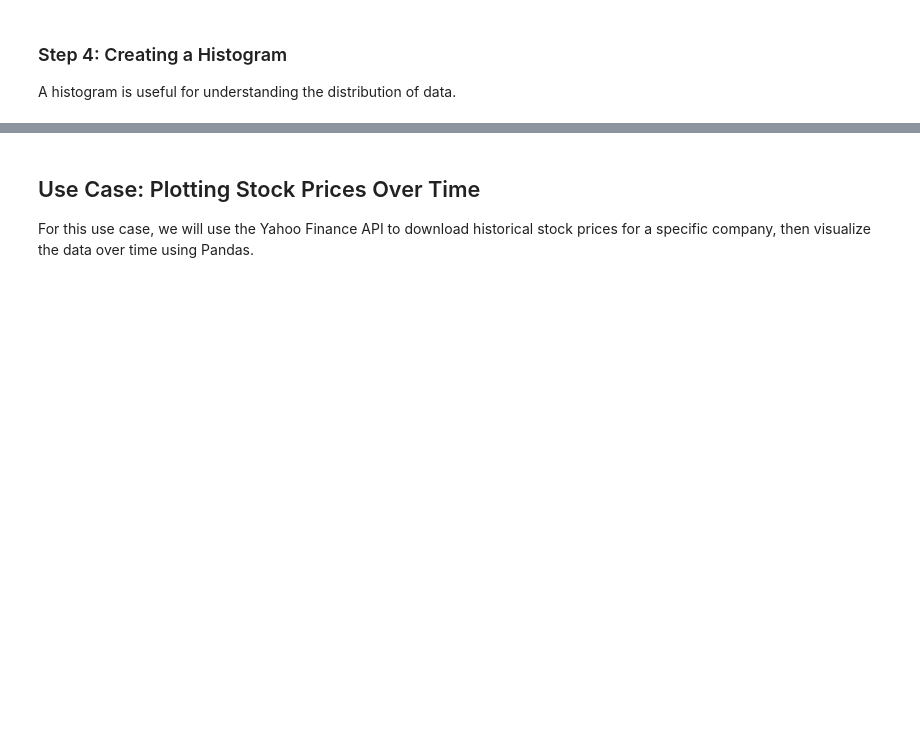
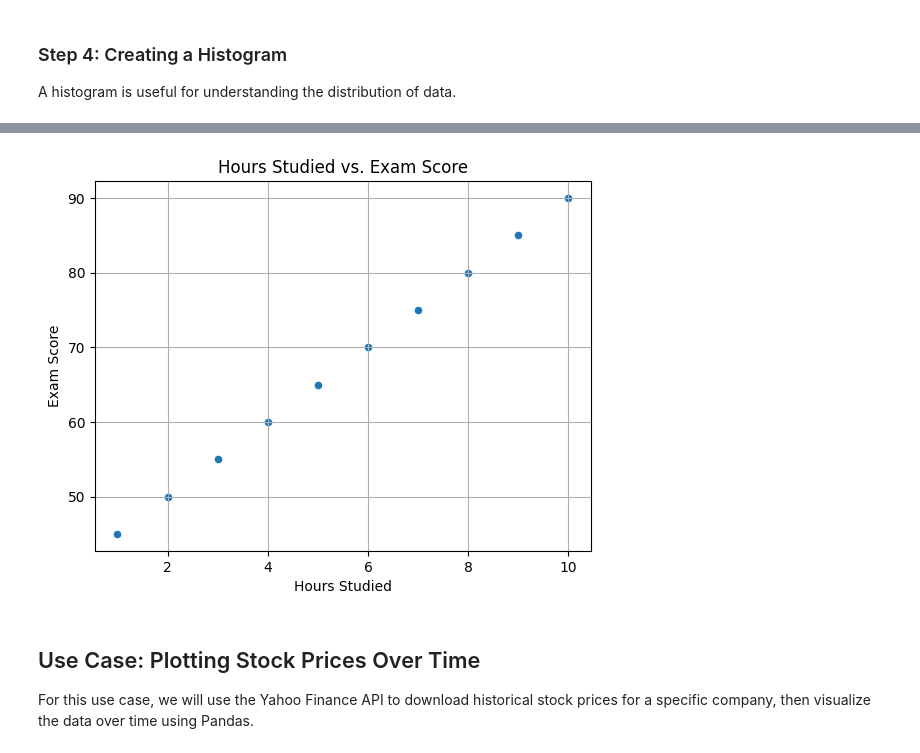
Before and after one commit to ricardogr07/100-days-of-python-and-data-science, a Jupyter notebook: 20_visualizing_data_with_pandas.ipynb, the cells around one changed output, grey strips where cells are left out. Drawn from its saved outputs; the diff is of its cells as text; code cells hidden in the pictures; blank space fills up the shorter version.

```diff
--- a/20_visualizing_data_with_pandas.ipynb
+++ b/20_visualizing_data_with_pandas.ipynb
@@ -57,3 +66,19 @@ plt.show()
+# %%
+# Example DataFrame with sample data
+data = {
+    'Hours Studied': [1, 2, 3, 4, 5, 6, 7, 8, 9, 10],
+    'Exam Score': [45, 50, 55, 60, 65, 70, 75, 80, 85, 90]
+}
+df = pd.DataFrame(data)
+
+# Creating a scatter plot
+df.plot(kind='scatter', x='Hours Studied', y='Exam Score', title='Hours Studied vs. Exam Score')
+plt.xlabel('Hours Studied')
+plt.ylabel('Exam Score')
+plt.grid(True)
+plt.show()
+# %% [output]
+[figure, added]
 # %% [markdown]
 ## Use Case: Plotting Stock Prices Over Time
 
```
Also changed, not shown: parts of 7 cells of this notebook.
